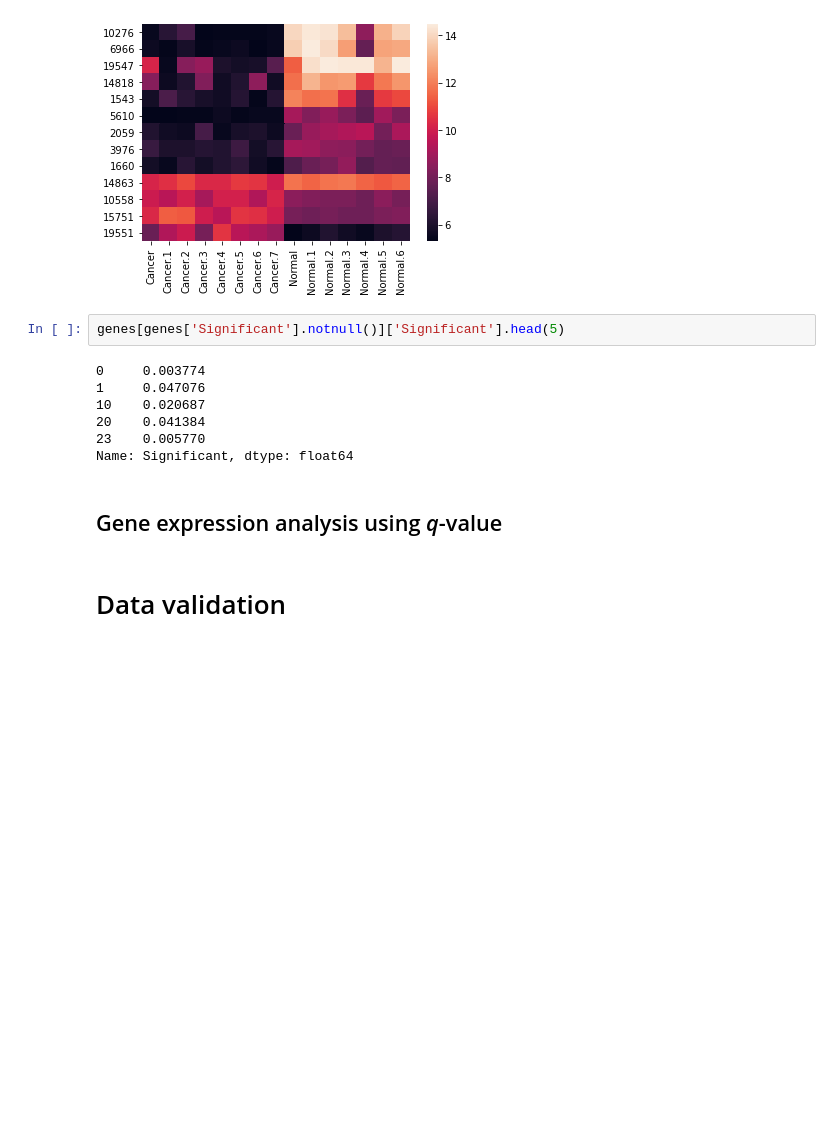
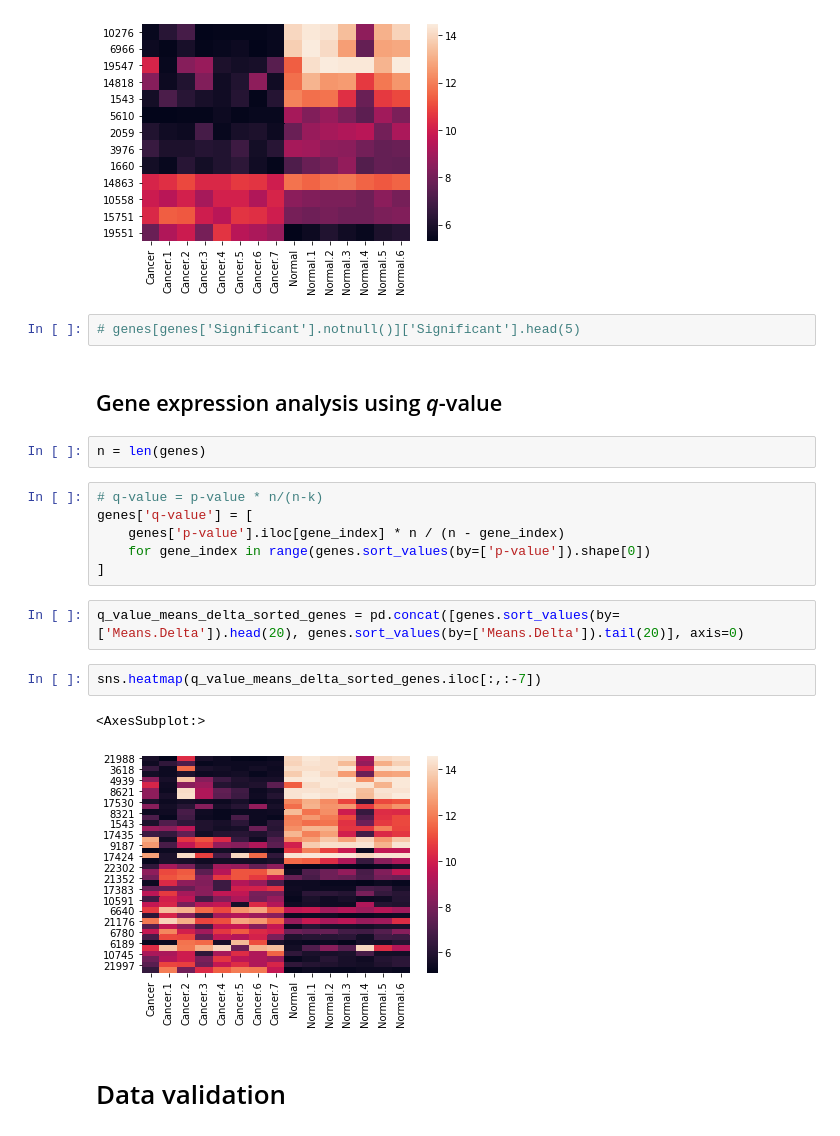
Before and after one commit to mzamayias/uni-work, a Jupyter notebook: lab/assignments/assignment_1/assignment_1.ipynb, the cells around one changed output. Cells and saved outputs as stored; diff of their text form; blank space fills up the shorter version.

Commit message:
finished gene expression analysis using q-value

```diff
--- a/lab/assignments/assignment_1/assignment_1.ipynb
+++ b/lab/assignments/assignment_1/assignment_1.ipynb
@@ -111,15 +111,23 @@ data_analysis_bonferroni_plot = sns.heatmap(bonferroni_significant_genes.iloc[:,
 # %% [output]
 [figure]
 # %%
-genes[genes['Significant'].notnull()]['Significant'].head(5)
+# genes[genes['Significant'].notnull()]['Significant'].head(5)
-# %% [output]
-0     0.003774
-1     0.047076
-10    0.020687
-20    0.041384
-23    0.005770
-Name: Significant, dtype: float64
 # %% [markdown]
 ## Gene expression analysis using *q*-value
+# %%
+n = len(genes)
+# %%
+# q-value = p-value * n/(n-k)
+genes['q-value'] = [
+    genes['p-value'].iloc[gene_index] * n / (n - gene_index)
+    for gene_index in range(genes.sort_values(by=['p-value']).shape[0])
+]
+# %%
+q_value_means_delta_sorted_genes = pd.concat([genes.sort_values(by=['Means.Delta']).head(20), genes.sort_values(by=['Means.Delta']).tail(20)], axis=0)
+# %%
+sns.heatmap(q_value_means_delta_sorted_genes.iloc[:,:-7])
+# %% [output]
+<AxesSubplot:>
+[figure, added]
 # %% [markdown]
 # Data validation
```
Also changed, not shown: parts of 3 cells of this notebook.
